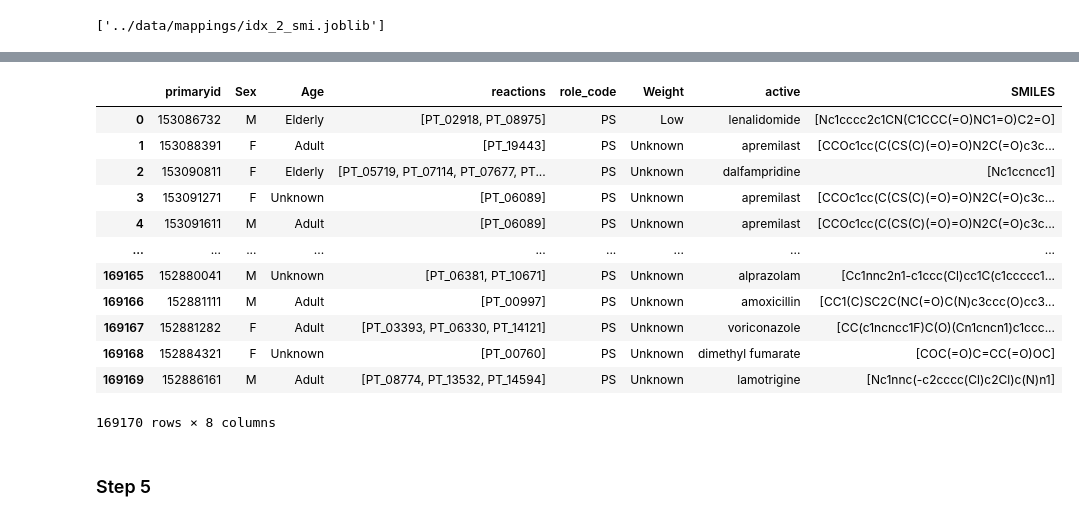
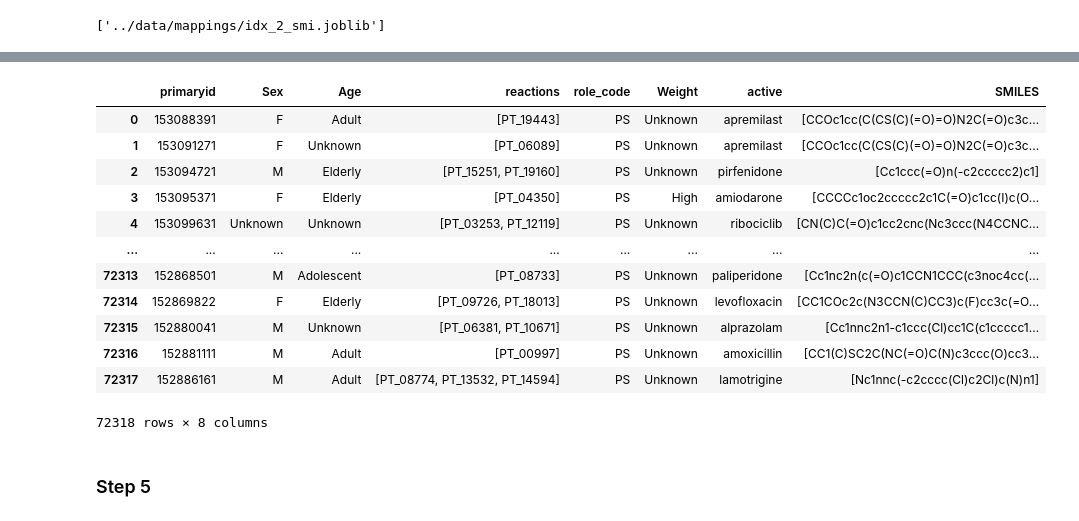
Before and after one commit to M-Iwan/CARBIDE, a Jupyter notebook: notebooks/2_Datasets.ipynb, the cells around one changed output, grey strips where cells are left out. Saved outputs shown, nothing was run; the diff lists cells and outputs as text; code cells hidden in the pictures.

```diff
--- a/notebooks/2_Datasets.ipynb
+++ b/notebooks/2_Datasets.ipynb
@@ -226,14 +212,15 @@ joblib.dump(age_estim_sex_unknown, f'../data/mappings/wq_secondary/wq_age_estim_
 # %%
-both_known = joblib.load(f'../data/mappings/wq_primary/wq_both_known.joblib')
-sex_unknown = joblib.load(f'../data/mappings/wq_primary/wq_sex_unknown.joblib')
-age_estim_sex_known = joblib.load(f'../data/mappings/wq_primary/wq_age_estim_sex_known.joblib')
-age_estim_sex_unknown = joblib.load(f'../data/mappings/wq_primary/wq_age_estim_sex_unknown.joblib')
+both_known, sex_unknown, age_estim_sex_known, age_estim_sex_unknown = prepare_weight_mapping(f'../data/intermediate/step_02_mono')
+
+joblib.dump(both_known, f'../data/mappings/wq_mono/wq_both_known.joblib')
+joblib.dump(sex_unknown, f'../data/mappings/wq_mono/wq_sex_unknown.joblib')
+joblib.dump(age_estim_sex_known, f'../data/mappings/wq_mono/wq_age_estim_sex_known.joblib')
+joblib.dump(age_estim_sex_unknown, f'../data/mappings/wq_mono/wq_age_estim_sex_unknown.joblib')
 
 tasks = []
 
-files_02a = sorted(glob.glob(f'../data/intermediate/step_02a/chunk*.joblib'))
-for file in files_02a:
-    tasks.append((file, '../data/intermediate/step_03a'))
+for file in sorted(glob.glob(f'../data/intermediate/step_02_mono/chunk*.joblib')):
+    tasks.append((file, '../data/intermediate/step_03_mono'))
 
 results = Parallel(n_jobs=n_jobs, verbose=10, timeout=600)(
     delayed(process_step_3)(file, output_dir, token_map, both_known, sex_unknown, age_estim_sex_known, age_estim_sex_unknown)
@@ -252,14 +240,15 @@ results = Parallel(n_jobs=n_jobs, verbose=10, timeout=600)(
 # %%
-both_known = joblib.load(f'../data/mappings/wq_secondary/wq_both_known.joblib')
-sex_unknown = joblib.load(f'../data/mappings/wq_secondary/wq_sex_unknown.joblib')
-age_estim_sex_known = joblib.load(f'../data/mappings/wq_secondary/wq_age_estim_sex_known.joblib')
-age_estim_sex_unknown = joblib.load(f'../data/mappings/wq_secondary/wq_age_estim_sex_unknown.joblib')
+both_known, sex_unknown, age_estim_sex_known, age_estim_sex_unknown = prepare_weight_mapping(f'../data/intermediate/step_02_primary')
+
+joblib.dump(both_known, f'../data/mappings/wq_primary/wq_both_known.joblib')
+joblib.dump(sex_unknown, f'../data/mappings/wq_primary/wq_sex_unknown.joblib')
+joblib.dump(age_estim_sex_known, f'../data/mappings/wq_primary/wq_age_estim_sex_known.joblib')
+joblib.dump(age_estim_sex_unknown, f'../data/mappings/wq_primary/wq_age_estim_sex_unknown.joblib')
 
 tasks = []
 
-files_02b = sorted(glob.glob(f'../data/intermediate/step_02b/chunk*.joblib'))
-for file in files_02b:
-    tasks.append((file, '../data/intermediate/step_03b'))
+for file in sorted(glob.glob(f'../data/intermediate/step_02_primary/chunk*.joblib')):
+    tasks.append((file, '../data/intermediate/step_03_primary'))
 
 results = Parallel(n_jobs=n_jobs, verbose=10, timeout=600)(
     delayed(process_step_3)(file, output_dir, token_map, both_known, sex_unknown, age_estim_sex_known, age_estim_sex_unknown)
@@ -278,2 +267,0 @@ results = Parallel(n_jobs=n_jobs, verbose=10, timeout=600)(
-# %%
-joblib.load('../data/intermediate/step_03a/chunk_1.joblib')
@@ -293,0 +296,2 @@ joblib.load('../data/intermediate/step_03a/chunk_1.joblib')
+# %%
+joblib.load('../data/intermediate/step_03_mono/chunk_1.joblib')
@@ -357,19 +379,19 @@ results = Parallel(n_jobs=n_jobs, verbose=10, timeout=600)(
 # %%
-joblib.load('../data/intermediate/step_04a/chunk_1.joblib')
+joblib.load('../data/intermediate/step_04_mono/chunk_1.joblib')
 # %% [output]
 |  | primaryid | Sex | Age | reactions | role_code | Weight | active | SMILES |
-| 0 | 153086732 | M | Elderly | [PT_02918, PT_08975] | PS | Low | lenalidomide | [Nc1cccc2c1CN(C1CCC(=O)NC1=O)C2=O] |
-| 1 | 153088391 | F | Adult | [PT_19443] | PS | Unknown | apremilast | [CCOc1cc(C(CS(C)(=O)=O)N2C(=O)c3c... |
-| 2 | 153090811 | F | Elderly | [PT_05719, PT_07114, PT_07677, PT... | PS | Unknown | dalfampridine | [Nc1ccncc1] |
-| 3 | 153091271 | F | Unknown | [PT_06089] | PS | Unknown | apremilast | [CCOc1cc(C(CS(C)(=O)=O)N2C(=O)c3c... |
-| 4 | 153091611 | M | Adult | [PT_06089] | PS | Unknown | apremilast | [CCOc1cc(C(CS(C)(=O)=O)N2C(=O)c3c... |
+| 0 | 153088391 | F | Adult | [PT_19443] | PS | Unknown | apremilast | [CCOc1cc(C(CS(C)(=O)=O)N2C(=O)c3c... |
+| 1 | 153091271 | F | Unknown | [PT_06089] | PS | Unknown | apremilast | [CCOc1cc(C(CS(C)(=O)=O)N2C(=O)c3c... |
+| 2 | 153094721 | M | Elderly | [PT_15251, PT_19160] | PS | Unknown | pirfenidone | [Cc1ccc(=O)n(-c2ccccc2)c1] |
+| 3 | 153095371 | F | Elderly | [PT_04350] | PS | High | amiodarone | [CCCCc1oc2ccccc2c1C(=O)c1cc(I)c(O... |
+| 4 | 153099631 | Unknown | Unknown | [PT_03253, PT_12119] | PS | Unknown | ribociclib | [CN(C)C(=O)c1cc2cnc(Nc3ccc(N4CCNC... |
 | ... | ... | ... | ... | ... | ... | ... | ... | ... |
-| 169165 | 152880041 | M | Unknown | [PT_06381, PT_10671] | PS | Unknown | alprazolam | [Cc1nnc2n1-c1ccc(Cl)cc1C(c1ccccc1... |
-| 169166 | 152881111 | M | Adult | [PT_00997] | PS | Unknown | amoxicillin | [CC1(C)SC2C(NC(=O)C(N)c3ccc(O)cc3... |
-| 169167 | 152881282 | F | Adult | [PT_03393, PT_06330, PT_14121] | PS | Unknown | voriconazole | [CC(c1ncncc1F)C(O)(Cn1cncn1)c1ccc... |
-| 169168 | 152884321 | F | Unknown | [PT_00760] | PS | Unknown | dimethyl fumarate | [COC(=O)C=CC(=O)OC] |
-| 169169 | 152886161 | M | Adult | [PT_08774, PT_13532, PT_14594] | PS | Unknown | lamotrigine | [Nc1nnc(-c2cccc(Cl)c2Cl)c(N)n1] |
+| 72313 | 152868501 | M | Adolescent | [PT_08733] | PS | Unknown | paliperidone | [Cc1nc2n(c(=O)c1CCN1CCC(c3noc4cc(... |
+| 72314 | 152869822 | F | Elderly | [PT_09726, PT_18013] | PS | Unknown | levofloxacin | [CC1COc2c(N3CCN(C)CC3)c(F)cc3c(=O... |
+| 72315 | 152880041 | M | Unknown | [PT_06381, PT_10671] | PS | Unknown | alprazolam | [Cc1nnc2n1-c1ccc(Cl)cc1C(c1ccccc1... |
+| 72316 | 152881111 | M | Adult | [PT_00997] | PS | Unknown | amoxicillin | [CC1(C)SC2C(NC(=O)C(N)c3ccc(O)cc3... |
+| 72317 | 152886161 | M | Adult | [PT_08774, PT_13532, PT_14594] | PS | Unknown | lamotrigine | [Nc1nnc(-c2cccc(Cl)c2Cl)c(N)n1] |
-169170 rows × 8 columns
+72318 rows × 8 columns
 # %% [markdown]
 ### Step 5
 # %%
```
Also changed, not shown: parts of 54 cells of this notebook.
